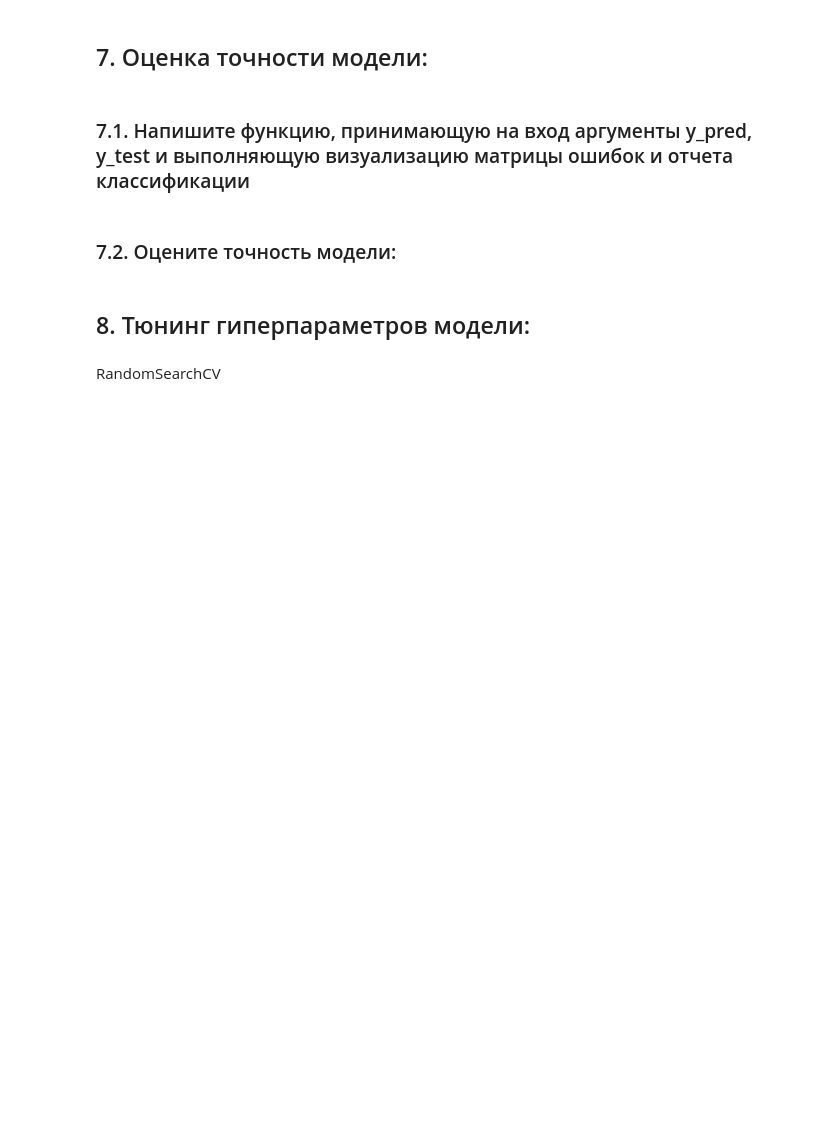
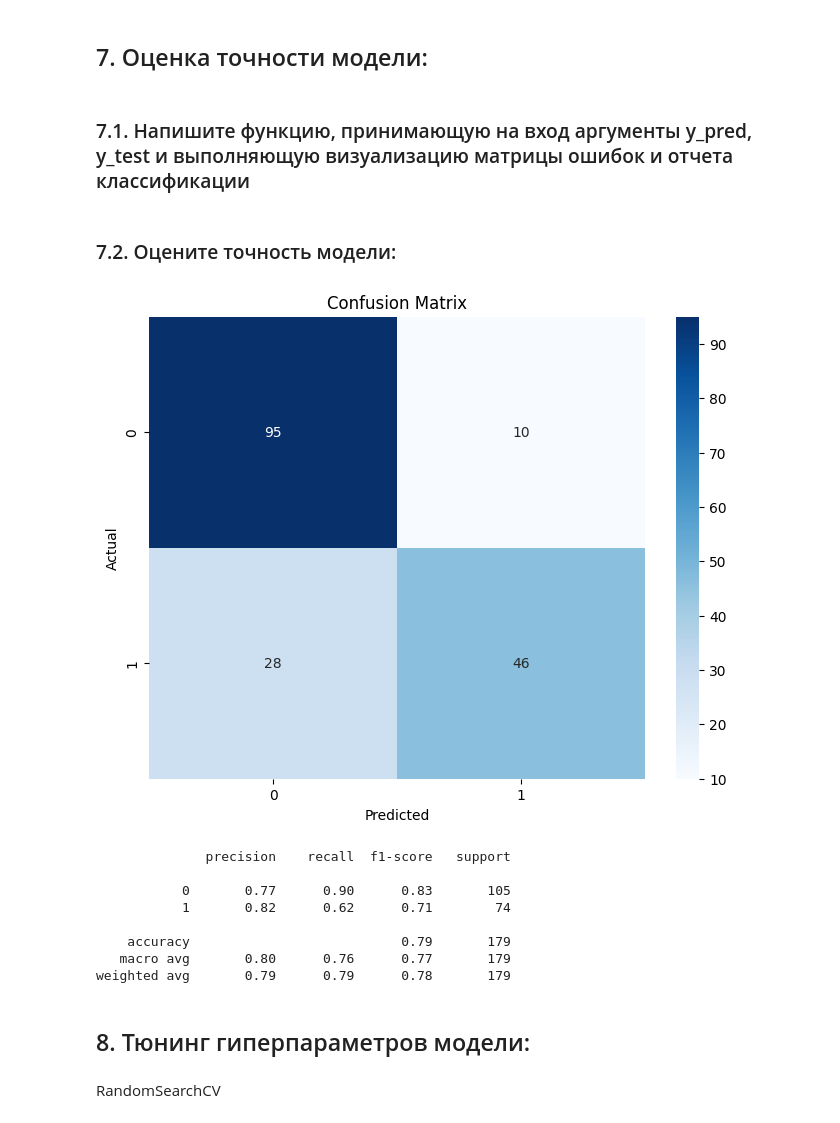
Before and after one commit to mixa15341/Data_Minimg, a Jupyter notebook: 5/Практическая_работа_№5_Random_forest.ipynb, the cells around one changed output. Saved outputs shown, nothing was run; the diff lists cells and outputs as text; code cells hidden in the pictures; blank space fills up the shorter version.

```diff
--- a/5/Практическая_работа_№5_Random_forest.ipynb
+++ b/5/Практическая_работа_№5_Random_forest.ipynb
@@ -33,6 +70,8 @@ display(train_data.shape, test_data.shape)
 ## 4. Сформируем обучающую и тестовую выборки:
 # %%
 from sklearn.model_selection import train_test_split
-target = train_data['Survived']
-features = train_data.drop(['Survived'], axis=1)
-X_train, X_test, y_train, y_test = train_test_split(features, target, test_size=0.2, random_state=42)
+
+X = df.drop(['Survived', 'Name', 'PassengerId', 'Ticket', 'Fare'], axis=1)
+y = df['Survived']
+
+X_train, X_test, y_train, y_test = train_test_split(X, y, test_size = 0.2, random_state = 42)
@@ -63,0 +107,8 @@ train_data
+# %%
+import category_encoders as ce
+
+encoder = ce.OrdinalEncoder(cols=['Sex', 'Cabin', 'Embarked'])
+X_train = encoder.fit_transform(X_train)
+X_test = encoder.transform(X_test)
+
+X_train.head()
@@ -63,0 +122,7 @@ train_data
+# %%
+rf = RandomForestClassifier()
+rf.fit(X_train, y_train)
+
+feature_scores = pd.Series(rf.feature_importances_, index=X_train.columns).sort_values(ascending=False)
+
+feature_scores
@@ -81,2 +149,18 @@ ValueError: could not convert string to float: 'Partner, Mr. Austen'
+# %%
+from sklearn.metrics import confusion_matrix
+import matplotlib.pyplot as plt
+import seaborn as sns
+from sklearn.metrics import classification_report
+
+def count_metrics(test, prediction):
+  cm = confusion_matrix(test, prediction)
+  plt.figure(figsize=(8, 6))
+  sns.heatmap(cm, annot=True, fmt=".0f", cmap='Blues')
+  plt.title('Confusion Matrix')
+  plt.xlabel('Predicted')
+  plt.ylabel('Actual')
+  plt.show()
+  print()
+  print(classification_report(test, prediction))
 # %% [markdown]
 ### 7.2. Оцените точность модели:
@@ -85,3 +167,17 @@ ValueError: could not convert string to float: 'Partner, Mr. Austen'
+# %%
+y_pred = rf.predict(X_test)
+
+count_metrics(y_test, y_pred)
+# %% [output]
+[figure, added]
+              precision    recall  f1-score   support
+
+           0       0.77      0.90      0.83       105
+           1       0.82      0.62      0.71        74
+
+    accuracy                           0.79       179
+   macro avg       0.80      0.76      0.77       179
+weighted avg       0.79      0.79      0.78       179
 # %% [markdown]
 ## 8. Тюнинг гиперпараметров модели:
 # %% [markdown]
```
Also changed, not shown: parts of 28 cells of this notebook.
